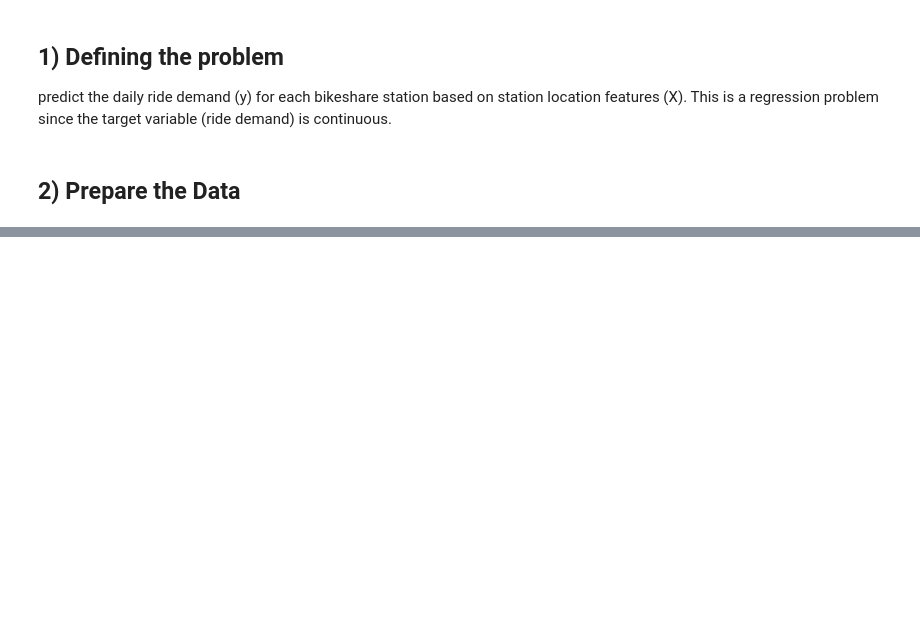
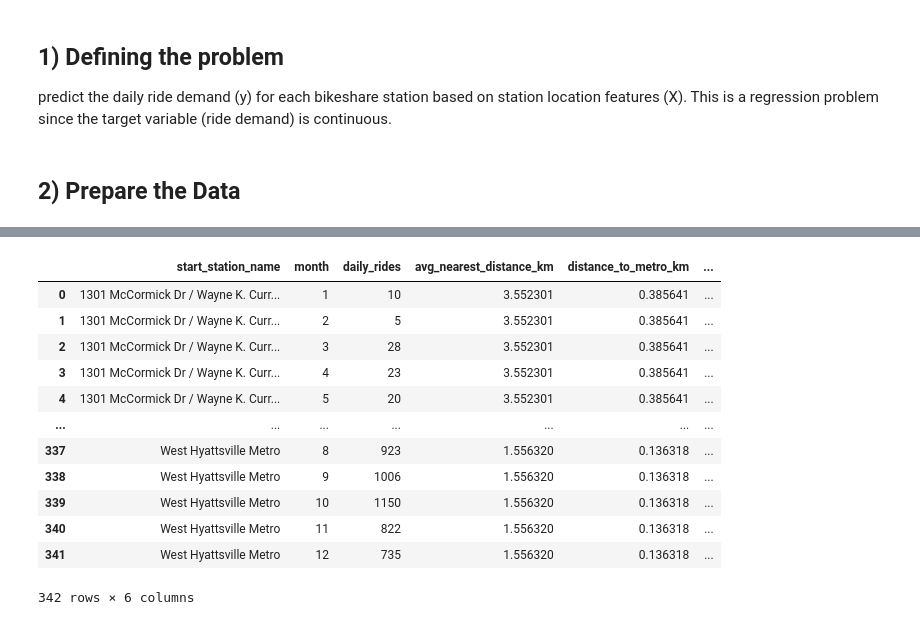
Before and after one commit to pabs-llama/projects, a Jupyter notebook: project_3_ capitalbikeshare/linear_regression_pg.ipynb, the cells around one changed output, grey strips where cells are left out. Drawn from its saved outputs; the diff is of its cells as text; code cells hidden in the pictures; blank space fills up the shorter version.

```diff
--- a/project_3_ capitalbikeshare/linear_regression_pg.ipynb
+++ b/project_3_ capitalbikeshare/linear_regression_pg.ipynb
@@ -581,0 +599,2 @@ prince_george_fixed.head()
+# %%
+prince_george_fixed["start_station_name"] = prince_george_fixed["start_station_name"].astype("object")
@@ -582,2 +607,3 @@ prince_george_fixed.head()
 # %%
 prince_george_fixed["date"] = pd.to_datetime(prince_george_fixed["started_at"],format="ISO8601").dt.date
+prince_george_fixed["month"] = pd.to_datetime(prince_george_fixed["started_at"],format="ISO8601").dt.month
@@ -584,3 +641,3 @@ prince_george_fixed["date"] = pd.to_datetime(prince_george_fixed["started_at"],f
 # %%
 
-daily_rides = prince_george_fixed.groupby(["start_station_name", "date"],observed=False).size().reset_index(name="daily_rides")
+daily_rides = prince_george_fixed.groupby(["start_station_name", "month"],observed=False).size().reset_index(name="daily_rides")
@@ -602,0 +660,18 @@ daily_rides
+# %%
+full_df = daily_rides.merge(station_features, on="start_station_name", how="left")
+# %%
+full_df
+# %% [output]
+|  | start_station_name | month | daily_rides | avg_nearest_distance_km | distance_to_metro_km | ... |
+| 0 | 1301 McCormick Dr / Wayne K. Curr... | 1 | 10 | 3.552301 | 0.385641 | ... |
+| 1 | 1301 McCormick Dr / Wayne K. Curr... | 2 | 5 | 3.552301 | 0.385641 | ... |
+| 2 | 1301 McCormick Dr / Wayne K. Curr... | 3 | 28 | 3.552301 | 0.385641 | ... |
+| 3 | 1301 McCormick Dr / Wayne K. Curr... | 4 | 23 | 3.552301 | 0.385641 | ... |
+| 4 | 1301 McCormick Dr / Wayne K. Curr... | 5 | 20 | 3.552301 | 0.385641 | ... |
+| ... | ... | ... | ... | ... | ... | ... |
+| 337 | West Hyattsville Metro | 8 | 923 | 1.556320 | 0.136318 | ... |
+| 338 | West Hyattsville Metro | 9 | 1006 | 1.556320 | 0.136318 | ... |
+| 339 | West Hyattsville Metro | 10 | 1150 | 1.556320 | 0.136318 | ... |
+| 340 | West Hyattsville Metro | 11 | 822 | 1.556320 | 0.136318 | ... |
+| 341 | West Hyattsville Metro | 12 | 735 | 1.556320 | 0.136318 | ... |
+342 rows × 6 columns
```
Also changed, not shown: parts of 9 cells of this notebook.
